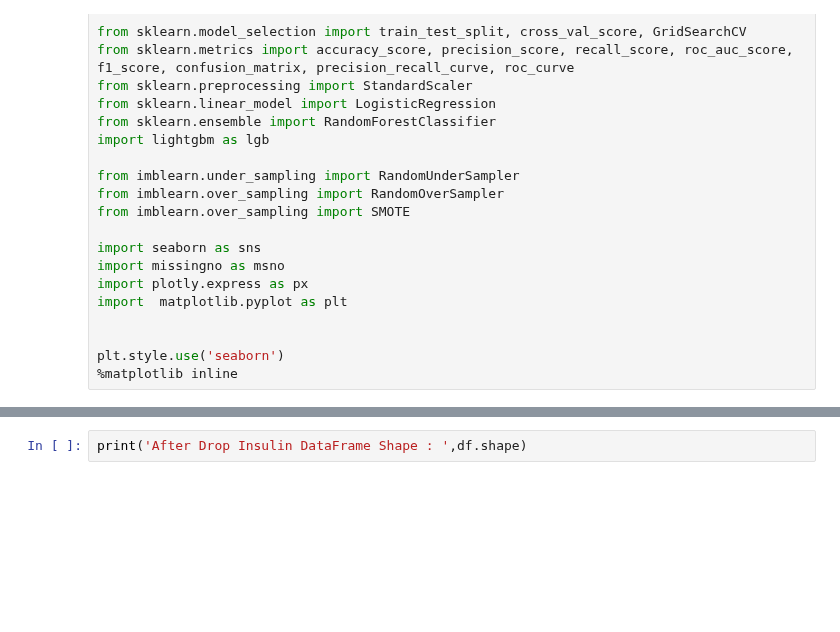
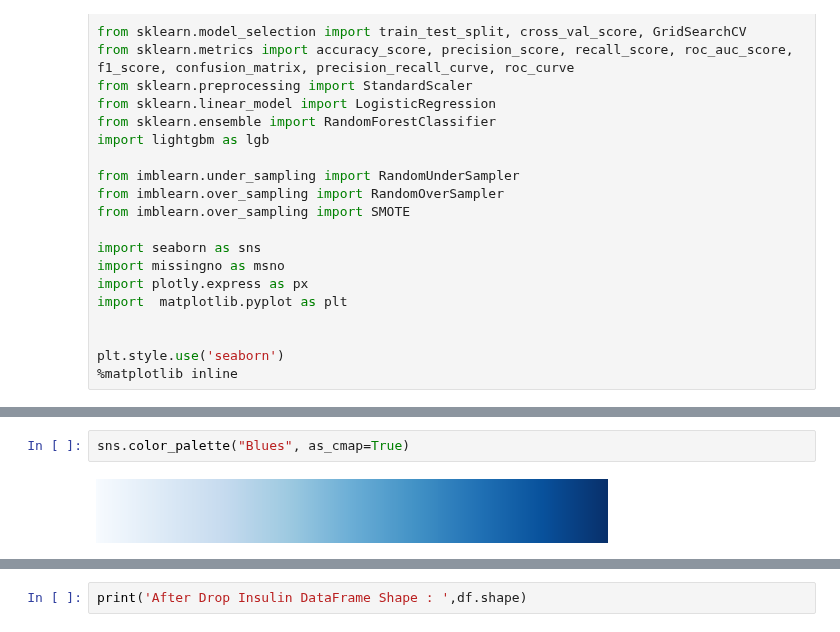
Before and after one commit to jerife/Kaggle, a Jupyter notebook: 01 Pima inddian Diabetes.ipynb, the cells around one changed output, grey strips where cells are left out. Saved outputs shown, nothing was run; the diff lists cells and outputs as text; blank space fills up the shorter version.

```diff
--- a/01 Pima inddian Diabetes.ipynb
+++ b/01 Pima inddian Diabetes.ipynb
@@ -279,0 +150,4 @@ df.head()
+# %%
+sns.color_palette("Blues", as_cmap=True)
+# %% [output]
+[figure, added]
```
Also changed, not shown: parts of 91 cells of this notebook.
